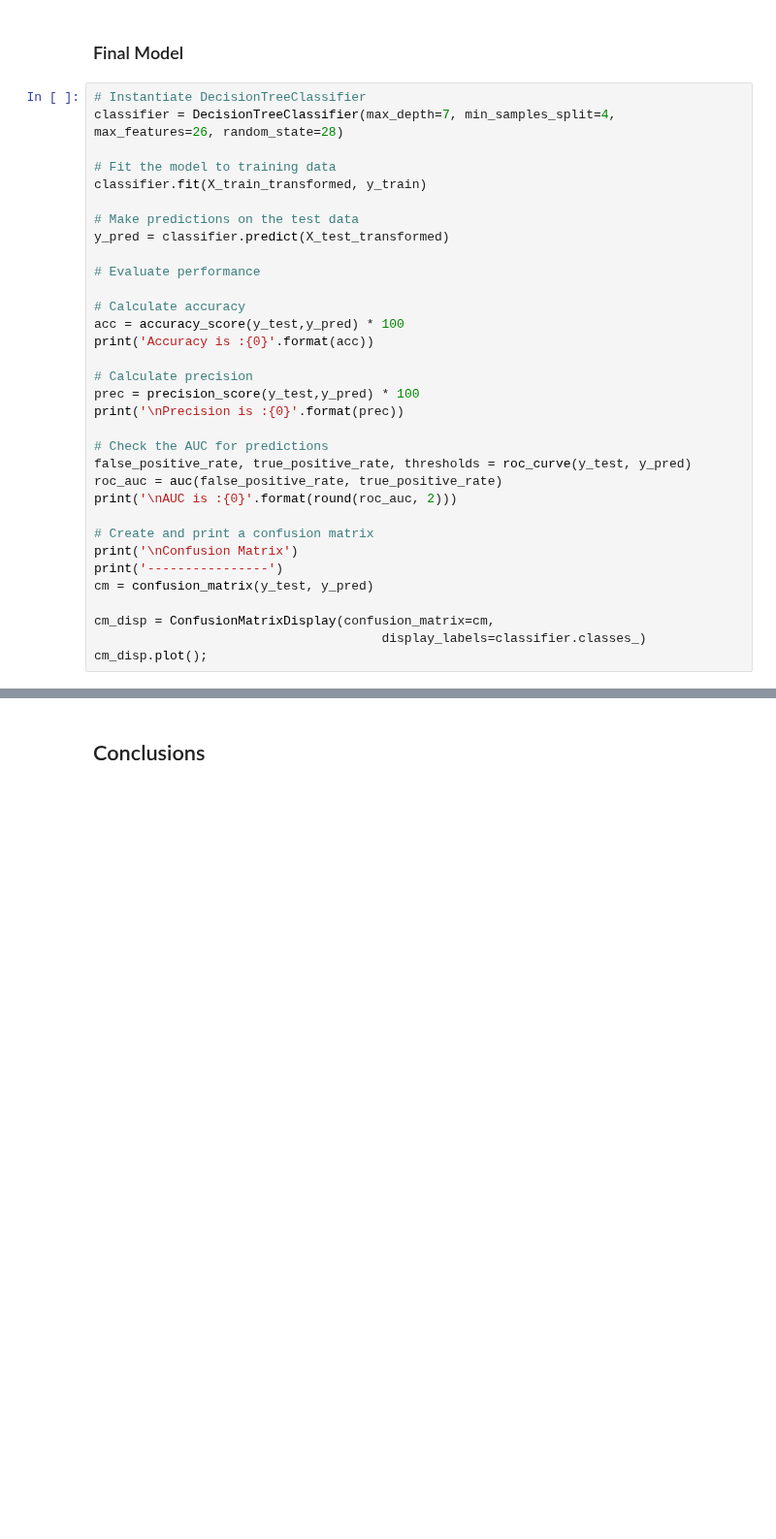
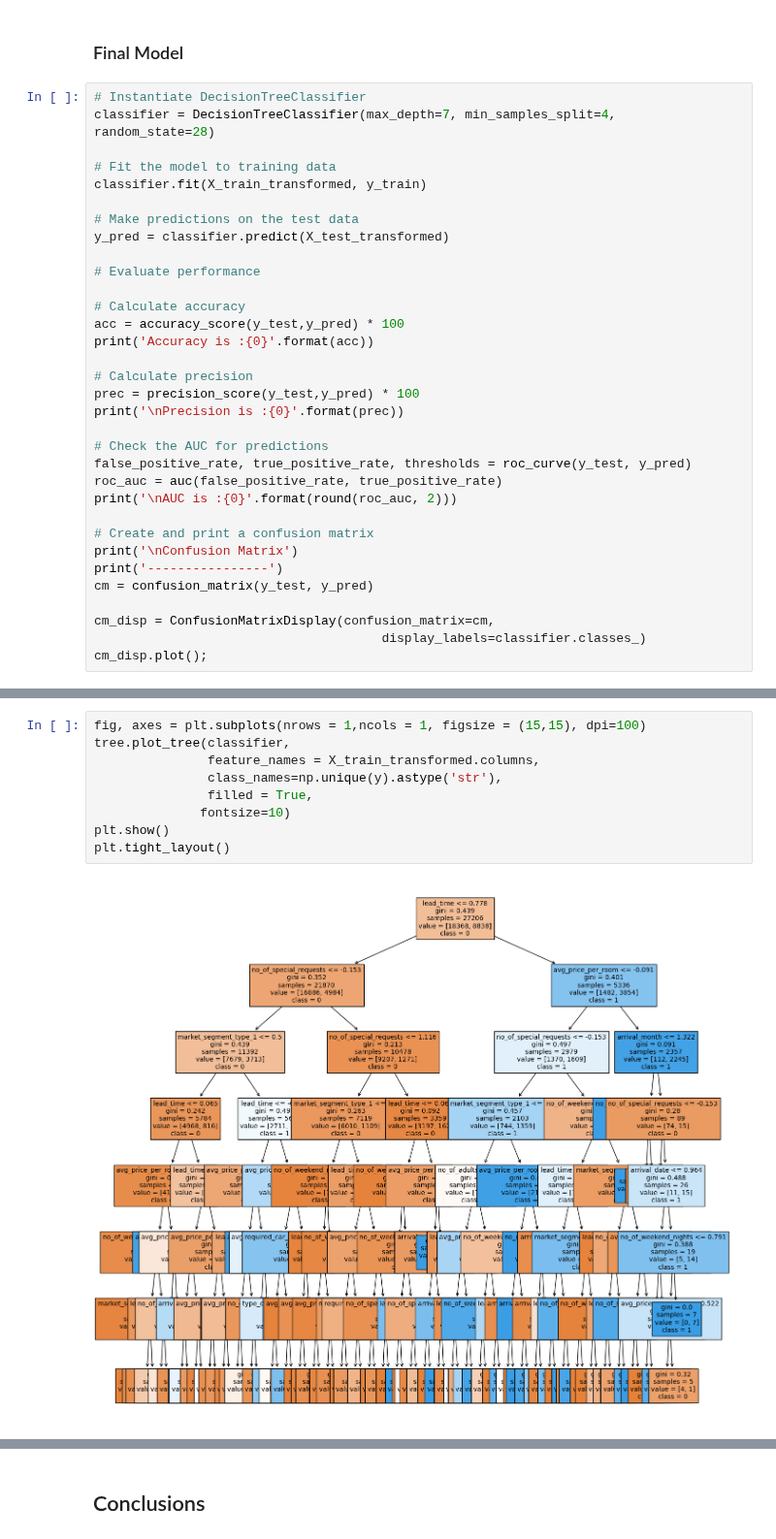
Before and after one commit to scarlettvalentin/hotel_reservations_project, a Jupyter notebook: notebook.ipynb, the cells around one changed output, grey strips where cells are left out. Shown at 97% size. Cells and saved outputs as stored; diff of their text form; blank space fills up the shorter version.

```diff
--- a/notebook.ipynb
+++ b/notebook.ipynb
@@ -518,7 +588,7 @@ plt.show()
 ### Final Model
 # %%
 # Instantiate DecisionTreeClassifier
-classifier = DecisionTreeClassifier(max_depth=7, min_samples_split=4, max_features=26, random_state=28)
+classifier = DecisionTreeClassifier(max_depth=7, min_samples_split=4, random_state=28)
 
 # Fit the model to training data
 classifier.fit(X_train_transformed, y_train)
@@ -559,3 +629,14 @@ AUC is :0.8
 Confusion Matrix
 ----------------
 [figure]
+# %%
+fig, axes = plt.subplots(nrows = 1,ncols = 1, figsize = (15,15), dpi=100)
+tree.plot_tree(classifier,
+               feature_names = X_train_transformed.columns,
+               class_names=np.unique(y).astype('str'),
+               filled = True,
+              fontsize=10)
+plt.show()
+plt.tight_layout()
+# %% [output]
+[figure, added]
```
Also changed, not shown: parts of 7 cells of this notebook.
